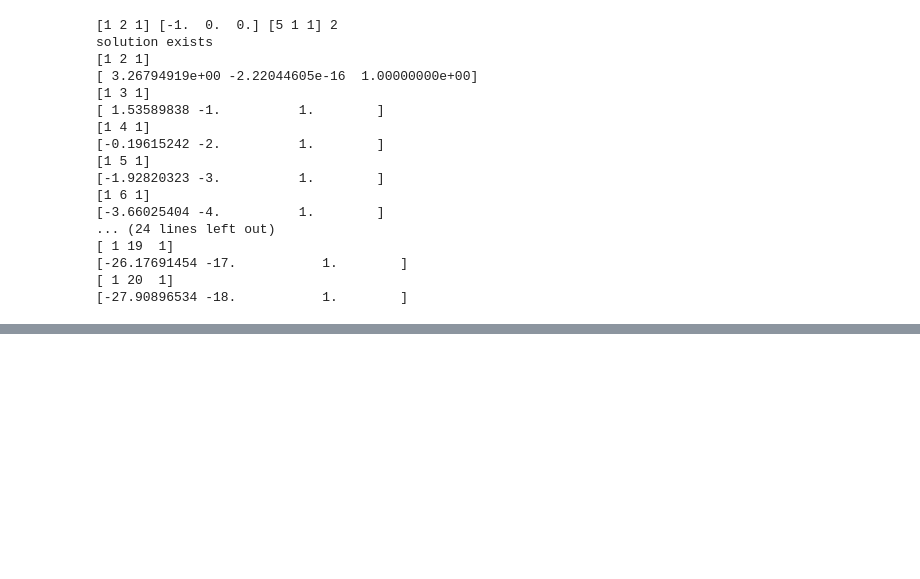
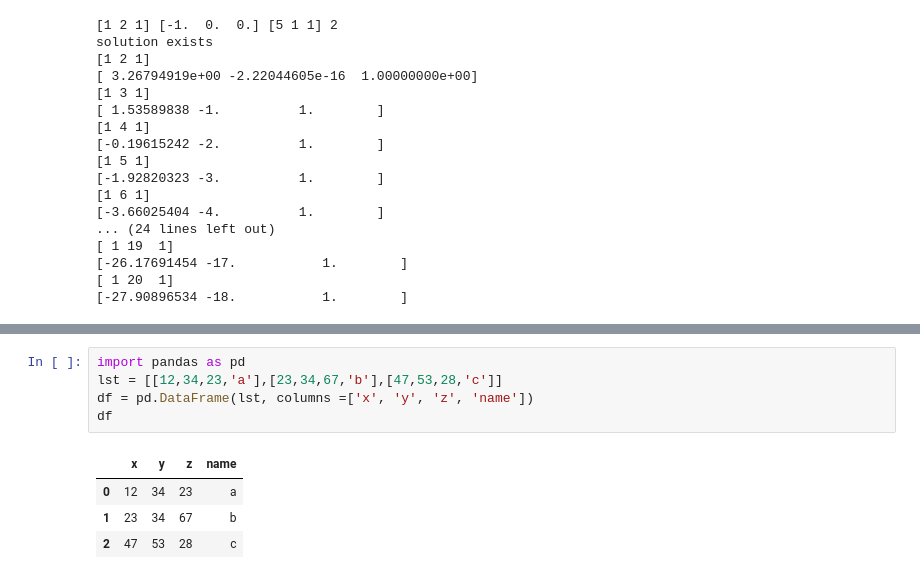
Before and after one commit to SvenHosp/settling_in_space, a Jupyter notebook: workbook/tests.ipynb, the cells around one changed output, grey strips where cells are left out. Saved outputs shown, nothing was run; the diff lists cells and outputs as text; blank space fills up the shorter version.

```diff
--- a/workbook/tests.ipynb
+++ b/workbook/tests.ipynb
@@ -382,0 +384,10 @@ Note: you may need to restart the kernel to use updated packages.
+# %%
+import pandas as pd
+lst = [[12,34,23,'a'],[23,34,67,'b'],[47,53,28,'c']]
+df = pd.DataFrame(lst, columns =['x', 'y', 'z', 'name'])
+df
+# %% [output]
+|  | x | y | z | name |
+| 0 | 12 | 34 | 23 | a |
+| 1 | 23 | 34 | 67 | b |
+| 2 | 47 | 53 | 28 | c |
```
Also changed, not shown: parts of 2 cells of this notebook, 3 other files.
